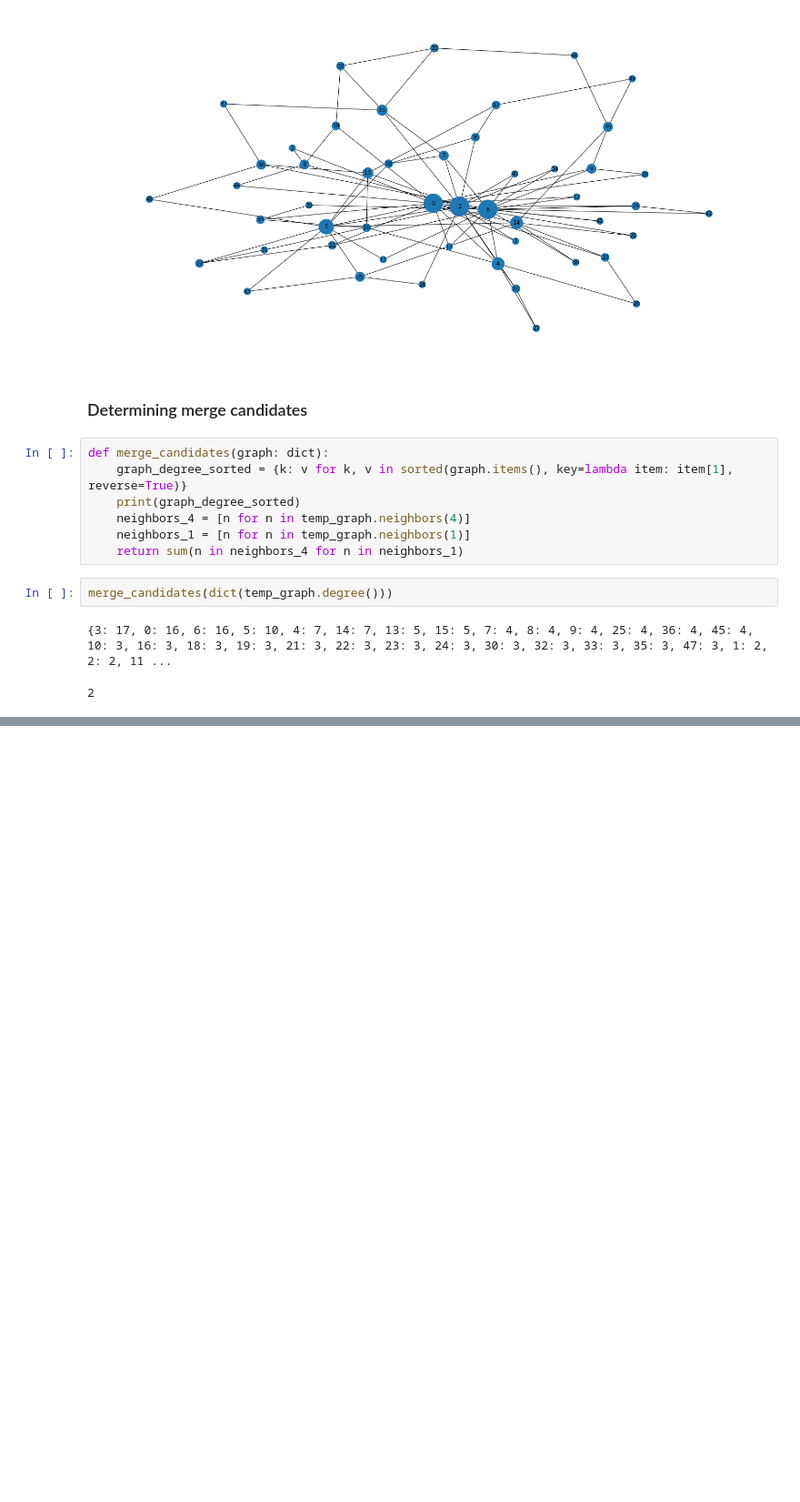
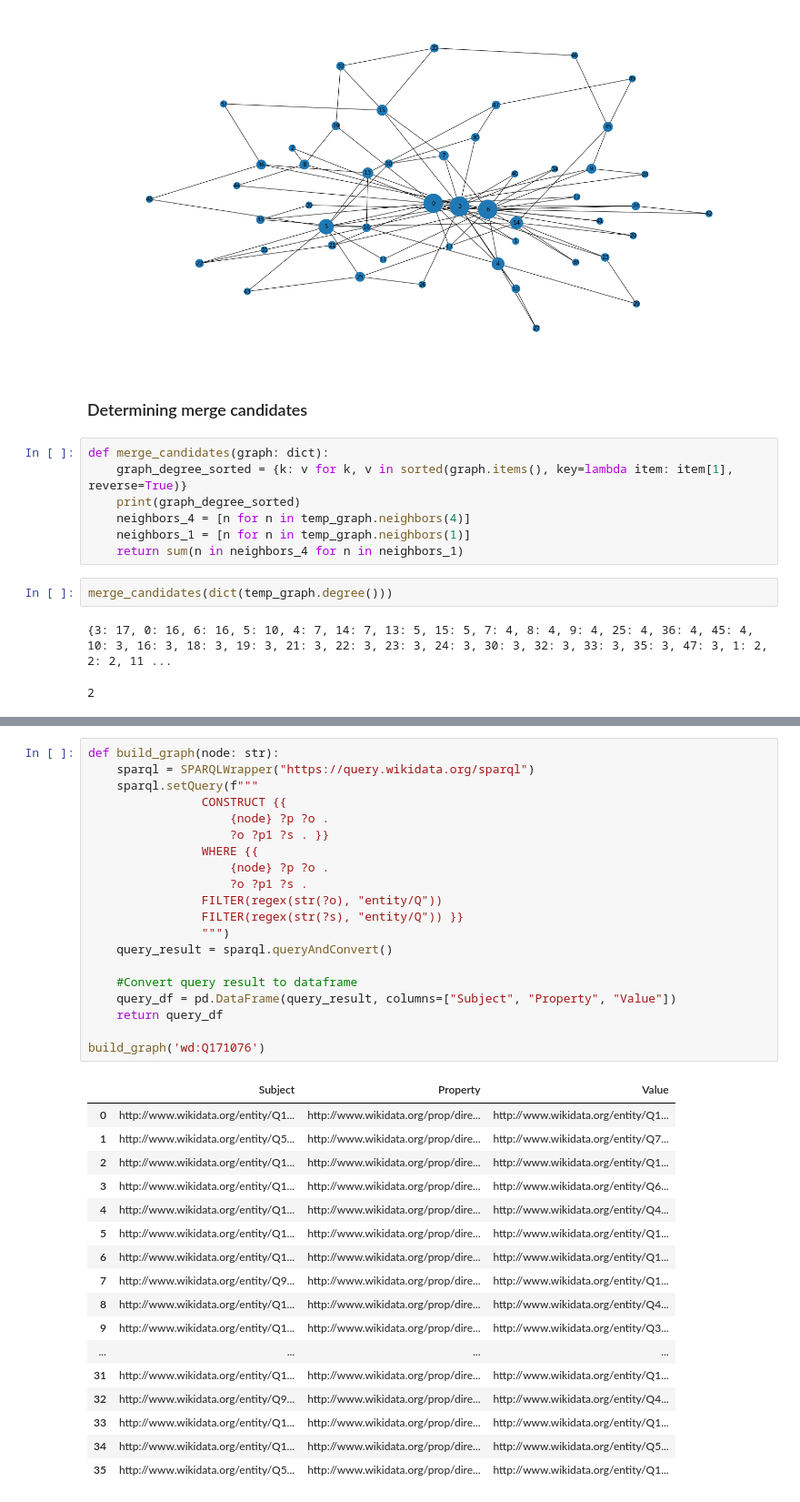
Before and after one commit to kent1325/p4-merging-graph-nodes, a Jupyter notebook: init_code/query_wikidata_notebook.ipynb, the cells around one changed output, grey strips where cells are left out. Shown: that part at 91% size. Drawn from its saved outputs; the diff is of its cells as text; blank space fills up the shorter version.

Commit message:
build graph function done. Real one

```diff
--- a/init_code/query_wikidata_notebook.ipynb
+++ b/init_code/query_wikidata_notebook.ipynb
@@ -89,0 +42,38 @@ build_graph('wd:Q171076')
+# %%
+def build_graph(node: str):
+    sparql = SPARQLWrapper("https://query.wikidata.org/sparql")
+    sparql.setQuery(f"""
+                CONSTRUCT {{
+                    {node} ?p ?o .
+                    ?o ?p1 ?s . }}
+                WHERE {{
+                    {node} ?p ?o .
+                    ?o ?p1 ?s .
+                FILTER(regex(str(?o), "entity/Q"))
+                FILTER(regex(str(?s), "entity/Q")) }}
+                """)
+    query_result = sparql.queryAndConvert()
+
+    #Convert query result to dataframe
+    query_df = pd.DataFrame(query_result, columns=["Subject", "Property", "Value"])
+    return query_df
+
+build_graph('wd:Q171076')
+# %% [output]
+|  | Subject | Property | Value |
+| 0 | http://www.wikidata.org/entity/Q1... | http://www.wikidata.org/prop/dire... | http://www.wikidata.org/entity/Q1... |
+| 1 | http://www.wikidata.org/entity/Q5... | http://www.wikidata.org/prop/dire... | http://www.wikidata.org/entity/Q7... |
+| 2 | http://www.wikidata.org/entity/Q1... | http://www.wikidata.org/prop/dire... | http://www.wikidata.org/entity/Q1... |
+| 3 | http://www.wikidata.org/entity/Q1... | http://www.wikidata.org/prop/dire... | http://www.wikidata.org/entity/Q6... |
+| 4 | http://www.wikidata.org/entity/Q1... | http://www.wikidata.org/prop/dire... | http://www.wikidata.org/entity/Q4... |
+| 5 | http://www.wikidata.org/entity/Q1... | http://www.wikidata.org/prop/dire... | http://www.wikidata.org/entity/Q1... |
+| 6 | http://www.wikidata.org/entity/Q1... | http://www.wikidata.org/prop/dire... | http://www.wikidata.org/entity/Q1... |
+| 7 | http://www.wikidata.org/entity/Q9... | http://www.wikidata.org/prop/dire... | http://www.wikidata.org/entity/Q1... |
+| 8 | http://www.wikidata.org/entity/Q1... | http://www.wikidata.org/prop/dire... | http://www.wikidata.org/entity/Q4... |
+| 9 | http://www.wikidata.org/entity/Q1... | http://www.wikidata.org/prop/dire... | http://www.wikidata.org/entity/Q3... |
+| ... | ... | ... | ... |
+| 31 | http://www.wikidata.org/entity/Q1... | http://www.wikidata.org/prop/dire... | http://www.wikidata.org/entity/Q1... |
+| 32 | http://www.wikidata.org/entity/Q9... | http://www.wikidata.org/prop/dire... | http://www.wikidata.org/entity/Q4... |
+| 33 | http://www.wikidata.org/entity/Q1... | http://www.wikidata.org/prop/dire... | http://www.wikidata.org/entity/Q1... |
+| 34 | http://www.wikidata.org/entity/Q1... | http://www.wikidata.org/prop/dire... | http://www.wikidata.org/entity/Q5... |
+| 35 | http://www.wikidata.org/entity/Q5... | http://www.wikidata.org/prop/dire... | http://www.wikidata.org/entity/Q1... |
```
Also changed, not shown: parts of 1 cell of this notebook.
